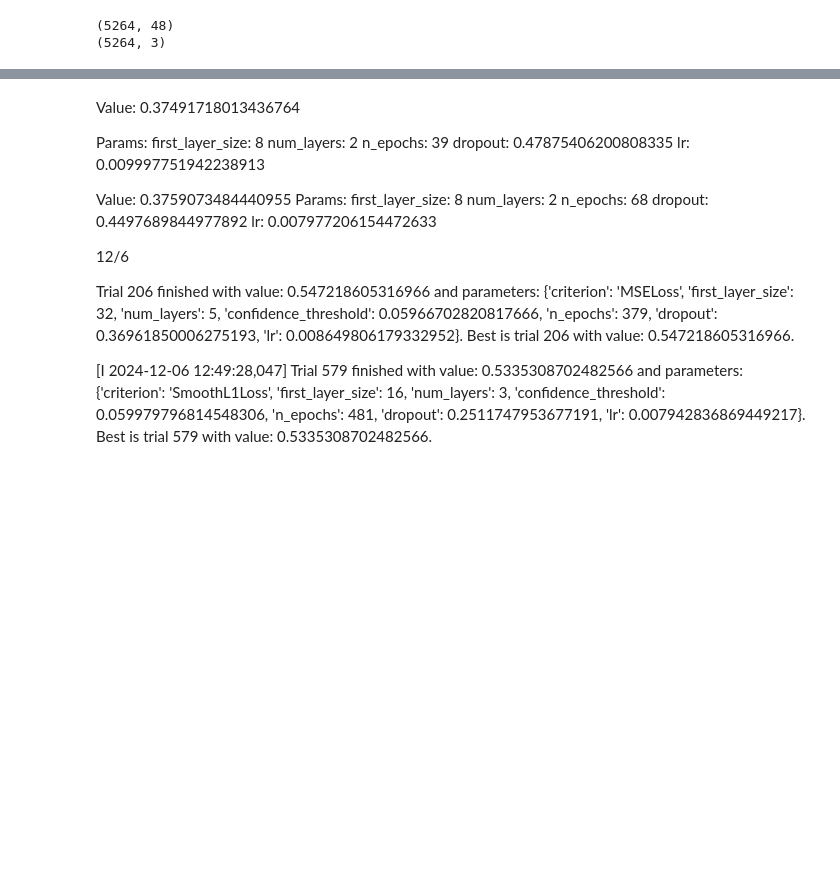
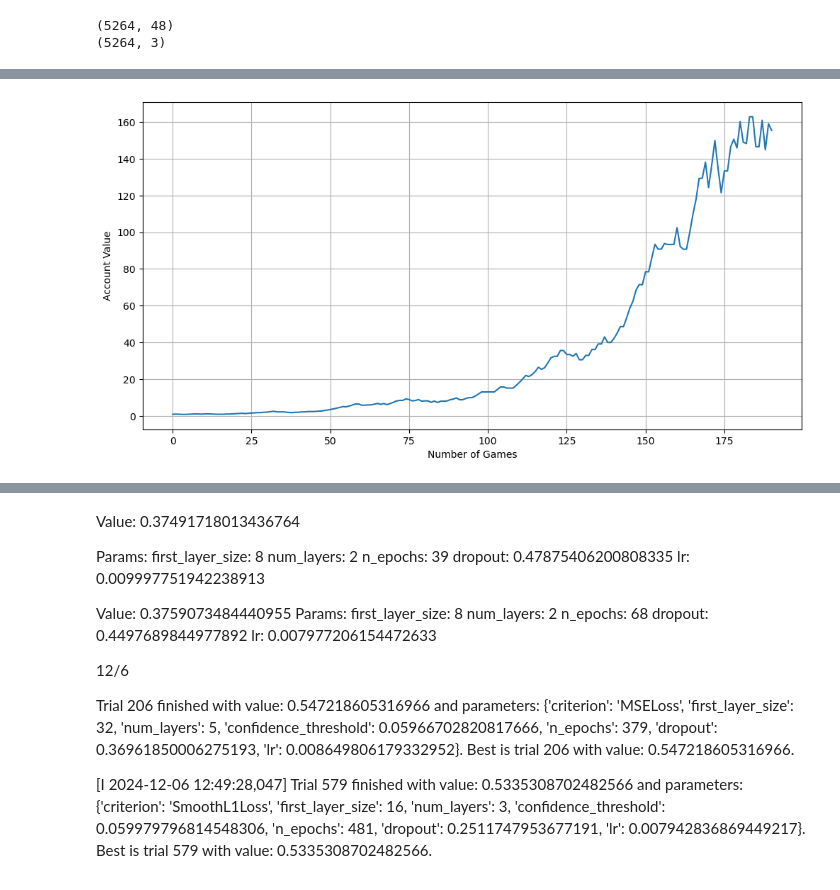
Before and after one commit to forbesjon2/NFL, a Jupyter notebook: NFL_ANN.ipynb, the cells around one changed output, grey strips where cells are left out. Drawn from its saved outputs; the diff is of its cells as text; code cells hidden in the pictures; blank space fills up the shorter version.

Commit message:
Fixed issue with backtest function
Incorrect backtest function logic used with the custom loss

```diff
--- a/NFL_ANN.ipynb
+++ b/NFL_ANN.ipynb
@@ -610,7 +583,7 @@ KeyboardInterrupt:
 best_params = {'criterion': 'MSELoss', 'first_layer_size': 64, 'num_layers': 7, 'confidence_threshold': 1.8653941637231173e-05, 'dropout': 0.3181431308672629, 'lr': 0.009969598746996452, 'n_epochs': 231}
 best_params = {'criterion': 'L1Loss', 'first_layer_size': 16, 'num_layers': 4, 'confidence_threshold': 0.010392255577263067, 'dropout': 0.3018270504618998, 'lr': 0.0020927261150450226, 'n_epochs': 100}
 best_params = {'batch_size': 400, 'first_layer_size': 12, 'num_layers': 3, 'confidence_threshold': 0.0074379232974536025, 'dropout': 0.3012002579065517, 'lr': 0.002814549768232188, 'n_epochs': 50}
-best_params = {'batch_size': 100, 'first_layer_size': 12, 'num_layers': 3, 'confidence_threshold': 0.005678565715938724, 'dropout': 0.3541269645351805, 'lr': 0.008447985997640347, 'n_epochs': 53}
+best_params = {'batch_size': 3000, 'first_layer_size': 32, 'num_layers': 4, 'confidence_threshold': 0.04546638880567819, 'dropout': 0.37992621523991776, 'lr': 0.008323138912104327, 'n_epochs': 58}
 layer_shape = [best_params['first_layer_size']]
 for i in range(1, best_params['num_layers']):
     layer_shape.append(best_params['first_layer_size']//(2*i))
@@ -623,31 +596,49 @@ model = TabularModelUpdated(
     layer_shape=layer_shape,
     p=best_params['dropout'],     # Dropout
     # criterion=nfl_utils.map_losses(best_params['criterion']),
     optimizer_class=torch.optim.Adam,
     lr= best_params['lr'],   # Learning rate
     confidence_threshold=best_params['confidence_threshold'],
     batch_size=best_params['batch_size']
 )
 
 
 pipeline = Pipeline([
     ('scaler', StandardScaler()), # Standardize the numerical features
     # ('regressor', LinearRegression()), # Apply a regression model
     ('model', model)
 ])
 
 perf_y_col_tensor = torch.FloatTensor(perf_y_col).to(device)
 
 # Run once on each split, track average loss, stop if > max patience
 for _ in range(0, (best_params['n_epochs'] - 10)):
     running_loss = 0.0
     # ----- Train -----
     pipeline.fit(conts_train, y_train)
 
     # ----- Eval -----
     loss = pipeline.score(perf_conts, perf_y_col_tensor)
-    print(f"loss: {loss}")
+    # print(f"loss: {loss}")
 
 # pipeline.fit(conts_train, y_train)
 probas = pipeline.predict(perf_conts)
+probas = probas[:, 0]
 confidence_threshold = best_params['confidence_threshold']
+# print(probas)
+
+performance_tensor = nfl_custom_criterion(probas, perf_y_col_tensor, 0.5, 0.1, True)
+
+y_axis = torch.cumprod(performance_tensor, dim=0).numpy()
+x_axis = np.arange(len(y_axis))
+
+plt.figure(figsize=(12, 6))
+plt.plot(x_axis, y_axis)
+# plt.title(f'Backtest Results\nWin Rate: {win_rate:.2%} | ROI: {roi:.2%} | Max DD: {max_drawdown:.2%}')
+plt.xlabel('Number of Games')
+plt.ylabel('Account Value')
+plt.grid(True)
+plt.show()
+# print(performance_tensor)
+# %% [output]
+[figure, added]
```
Also changed, not shown: parts of 6 cells of this notebook, 2 other files.
